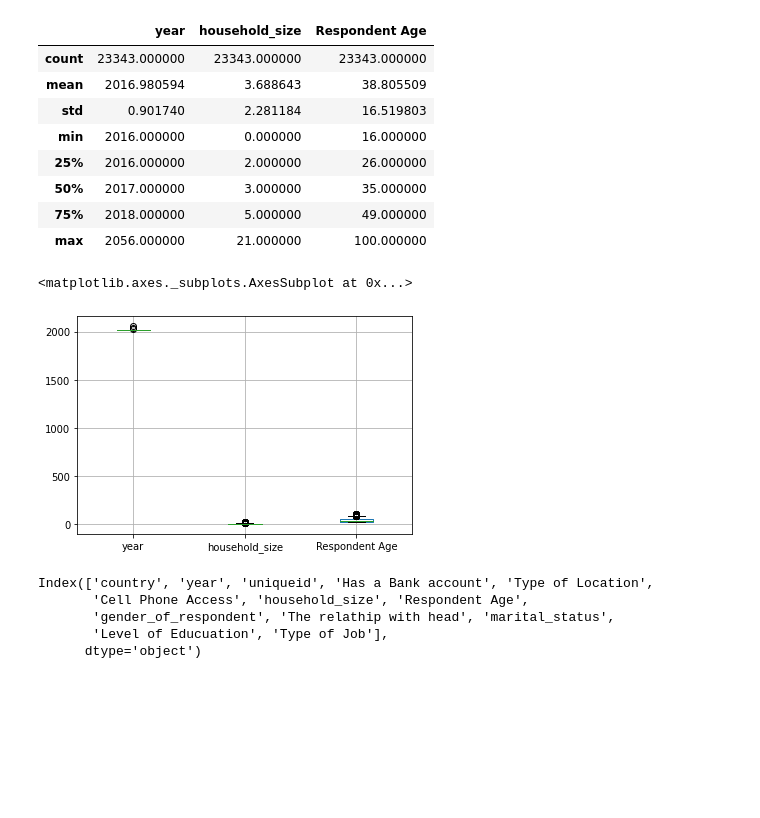
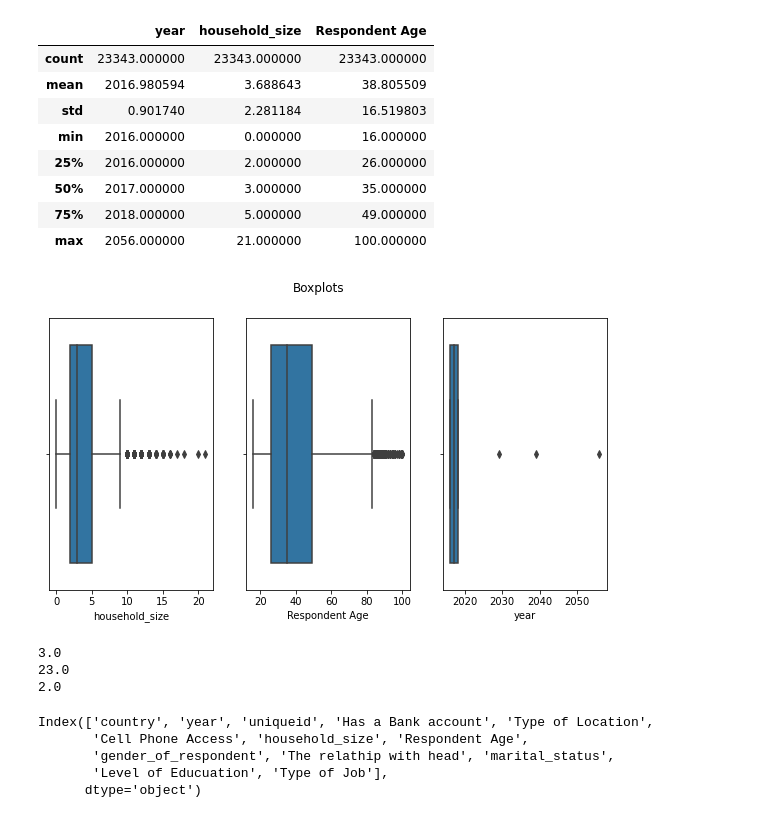
Before and after one commit to Gakori/Financial-inclusion, a Jupyter notebook: finance.ipynb, the cells around one changed output. Cells and saved outputs as stored; diff of their text form; code cells hidden in the pictures; blank space fills up the shorter version.

```diff
--- a/finance.ipynb
+++ b/finance.ipynb
@@ -145,12 +145,43 @@ finance_df.describe()
 | 50% | 2017.000000 | 3.000000 | 35.000000 |
 | 75% | 2018.000000 | 5.000000 | 49.000000 |
 | max | 2056.000000 | 21.000000 | 100.000000 |
-# %%
-#checking for outliers in year and age
-finance_df.boxplot()
-# %% [output]
-<matplotlib.axes._subplots.AxesSubplot at 0x...>
-[figure, removed]
+# %%
+#checking for outliers in year and age
+# finance_df.boxplot()
+
+# boxplot = df.boxplot(column=['year', 'household_size', 'Respondent Age'])
+
+fig, ((ax1, ax2, ax3)) = plt.subplots(1,3, figsize=(10, 5))
+fig.suptitle('Boxplots')
+sns.boxplot(finance_df['household_size'], ax=ax1)
+sns.boxplot(finance_df['Respondent Age'], ax=ax2)
+sns.boxplot(finance_df['year'], ax=ax3)
+
+plt.show()
+# %% [output]
+[figure, added]
+# %%
+#checking for anomlies
+
+q1_household = finance_df['household_size'].quantile(.25)
+q3_household = finance_df['household_size'].quantile(.75)
+iqr_household = q3_household - q1_household
+print(iqr_household)
+
+
+q1_age = finance_df['Respondent Age'].quantile(.25)
+q3_age = finance_df['Respondent Age'].quantile(.75)
+iqr_age = q3_age - q1_age
+print(iqr_age)
+
+q1_year = finance_df['year'].quantile(.25)
+q3_year = finance_df['year'].quantile(.75)
+iqr_year = q3_year - q1_year
+print(iqr_year)
+# %% [output]
+3.0
+23.0
+2.0
 # %%
 finance_df.columns
 # %% [output]
```
Also changed, not shown: parts of 25 cells of this notebook.
